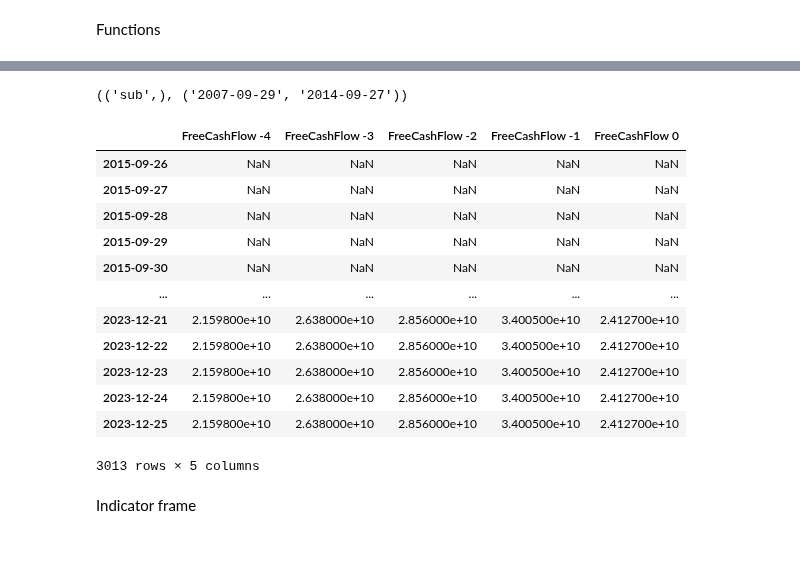
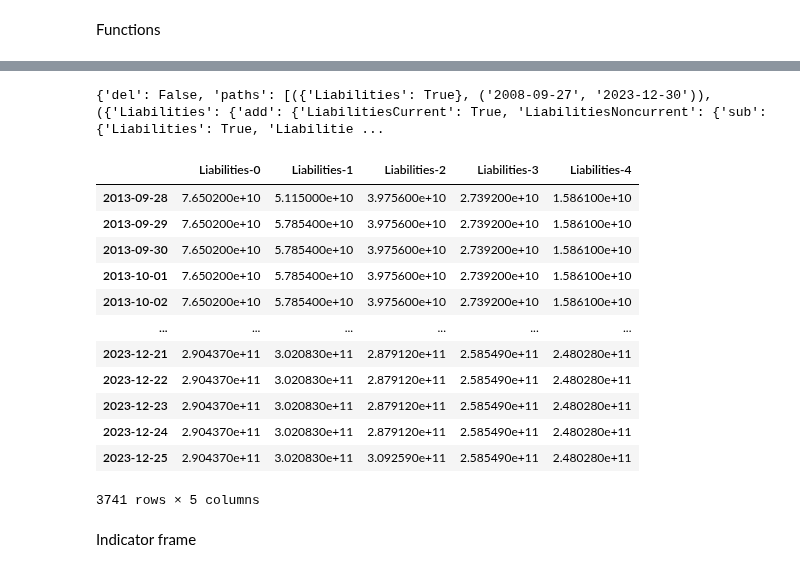
Before and after one commit to BlackdoorAI/Finance-bro, a Jupyter notebook: extract.ipynb, the cells around one changed output, grey strips where cells are left out. Cells and saved outputs as stored; diff of their text form; code cells hidden in the pictures.

```diff
--- a/extract.ipynb
+++ b/extract.ipynb
@@ -1082,25 +1111,29 @@ def ticker_fill(company_frames_availability):
 # %%
 comp = comp_load("AAPL")
-path_date= recursive_date_gather(comp, "FreeCashFlow")
-path = comp.paths["dynamic"]["FreeCashFlow"]
-print(path)
-data, unit = path_selector(comp,"FreeCashFlow", path[0])
+path_date= recursive_date_gather(comp, "Liabilities", approx =False)
+print(path_date)
+# path = comp.paths["dynamic"]["FreeCashFlow"]
+# print(path)
+data, unit = path_selector(comp,"Liabilities", path_date["paths"][1][0])
 data.head(-5)
+
+#{'AssetsNoncurrent': {'sub': {'Assets': True, 'AssetsCurrent': True}}} == 1.316
+#
 # %% [output]
-(('sub',), ('2007-09-29', '2014-09-27'))
+{'del': False, 'paths': [({'Liabilities': True}, ('2008-09-27', '2023-12-30')), ({'Liabilities': {'add': {'LiabilitiesCurrent': True, 'LiabilitiesNoncurrent': {'sub': {'Liabilities': True, 'Liabilitie ...
-|  | FreeCashFlow -4 | FreeCashFlow -3 | FreeCashFlow -2 | FreeCashFlow -1 | FreeCashFlow 0 |
-| 2015-09-26 | NaN | NaN | NaN | NaN | NaN |
-| 2015-09-27 | NaN | NaN | NaN | NaN | NaN |
-| 2015-09-28 | NaN | NaN | NaN | NaN | NaN |
-| 2015-09-29 | NaN | NaN | NaN | NaN | NaN |
-| 2015-09-30 | NaN | NaN | NaN | NaN | NaN |
+|  | Liabilities-0 | Liabilities-1 | Liabilities-2 | Liabilities-3 | Liabilities-4 |
+| 2013-09-28 | 7.650200e+10 | 5.115000e+10 | 3.975600e+10 | 2.739200e+10 | 1.586100e+10 |
+| 2013-09-29 | 7.650200e+10 | 5.785400e+10 | 3.975600e+10 | 2.739200e+10 | 1.586100e+10 |
+| 2013-09-30 | 7.650200e+10 | 5.785400e+10 | 3.975600e+10 | 2.739200e+10 | 1.586100e+10 |
+| 2013-10-01 | 7.650200e+10 | 5.785400e+10 | 3.975600e+10 | 2.739200e+10 | 1.586100e+10 |
+| 2013-10-02 | 7.650200e+10 | 5.785400e+10 | 3.975600e+10 | 2.739200e+10 | 1.586100e+10 |
 | ... | ... | ... | ... | ... | ... |
-| 2023-12-21 | 2.159800e+10 | 2.638000e+10 | 2.856000e+10 | 3.400500e+10 | 2.412700e+10 |
-| 2023-12-22 | 2.159800e+10 | 2.638000e+10 | 2.856000e+10 | 3.400500e+10 | 2.412700e+10 |
-| 2023-12-23 | 2.159800e+10 | 2.638000e+10 | 2.856000e+10 | 3.400500e+10 | 2.412700e+10 |
-| 2023-12-24 | 2.159800e+10 | 2.638000e+10 | 2.856000e+10 | 3.400500e+10 | 2.412700e+10 |
-| 2023-12-25 | 2.159800e+10 | 2.638000e+10 | 2.856000e+10 | 3.400500e+10 | 2.412700e+10 |
+| 2023-12-21 | 2.904370e+11 | 3.020830e+11 | 2.879120e+11 | 2.585490e+11 | 2.480280e+11 |
+| 2023-12-22 | 2.904370e+11 | 3.020830e+11 | 2.879120e+11 | 2.585490e+11 | 2.480280e+11 |
+| 2023-12-23 | 2.904370e+11 | 3.020830e+11 | 2.879120e+11 | 2.585490e+11 | 2.480280e+11 |
+| 2023-12-24 | 2.904370e+11 | 3.020830e+11 | 2.879120e+11 | 2.585490e+11 | 2.480280e+11 |
+| 2023-12-25 | 2.904370e+11 | 3.020830e+11 | 3.092590e+11 | 2.585490e+11 | 2.480280e+11 |
-3013 rows × 5 columns
+3741 rows × 5 columns
 # %% [markdown]
 Indicator frame
 # %%
```
Also changed, not shown: parts of 4 cells of this notebook, 1 other file.
